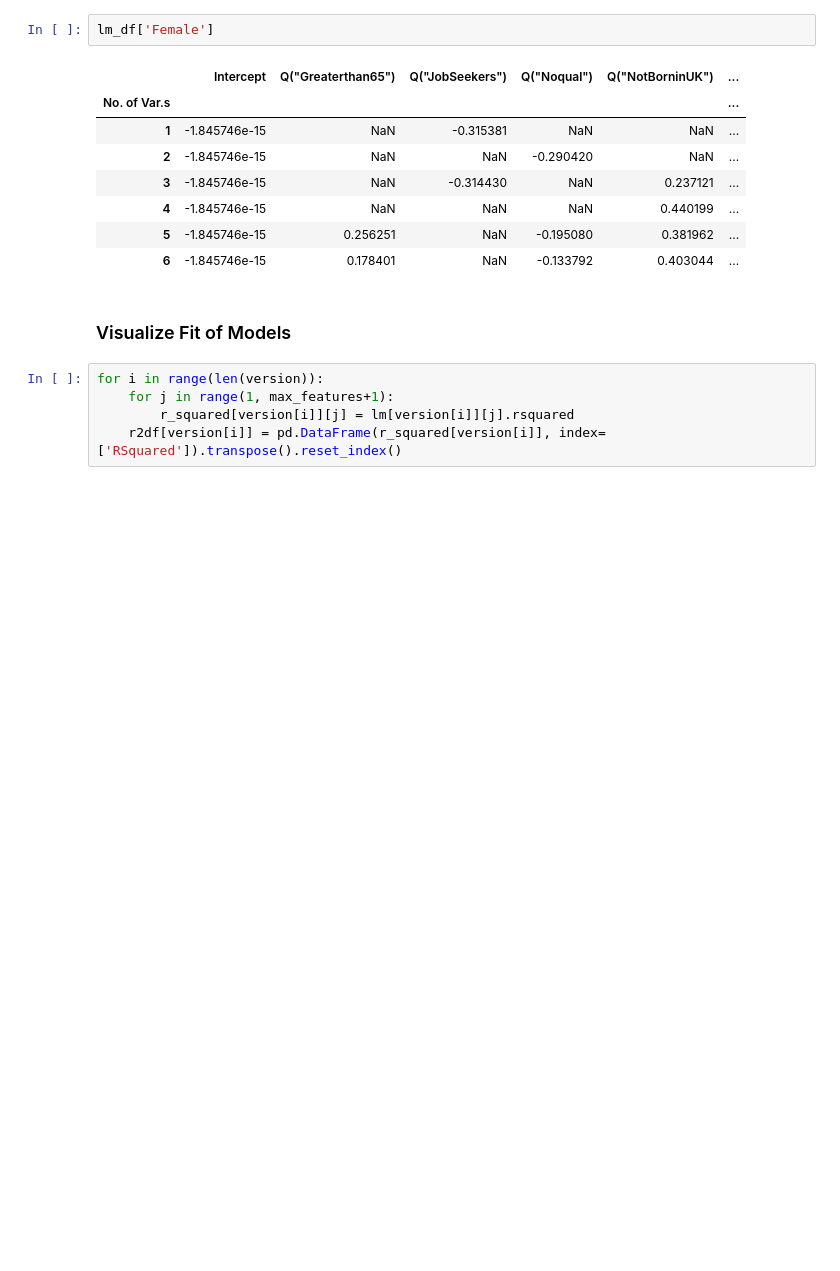
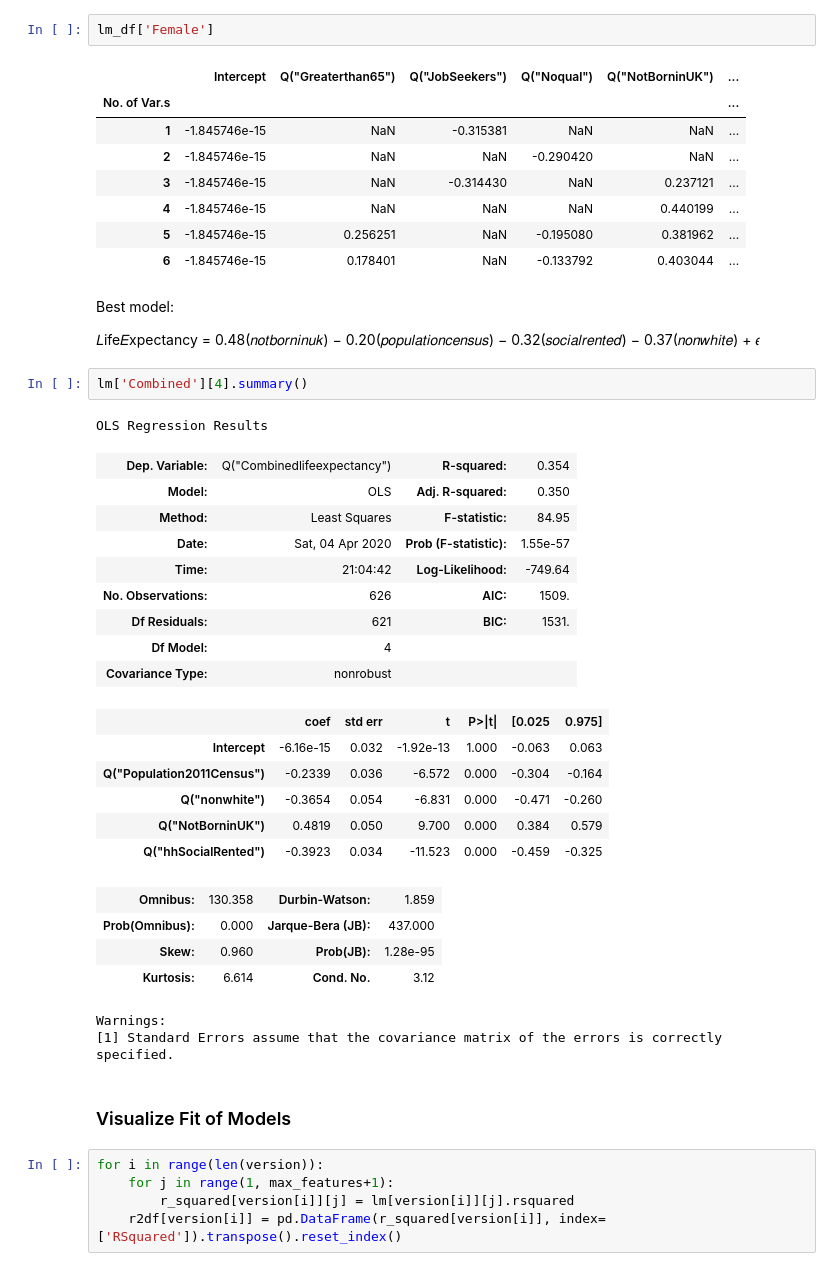
Before and after one commit to peterprescott/ward-lifetimes, a Jupyter notebook: ward_lifetimes.ipynb, the cells around one changed output. Cells and saved outputs as stored; diff of their text form; blank space fills up the shorter version.

```diff
--- a/ward_lifetimes.ipynb
+++ b/ward_lifetimes.ipynb
@@ -783,6 +777,35 @@ lm_df['Female']
 | 4 | -1.845746e-15 | NaN | NaN | NaN | 0.440199 | ... |
 | 5 | -1.845746e-15 | 0.256251 | NaN | -0.195080 | 0.381962 | ... |
 | 6 | -1.845746e-15 | 0.178401 | NaN | -0.133792 | 0.403044 | ... |
+# %% [markdown]
+Best model:
+
+𝐿ife𝐸xpectancy = 0.48(𝑛𝑜𝑡𝑏𝑜𝑟𝑛𝑖𝑛𝑢𝑘) − 0.20(𝑝𝑜𝑝𝑢𝑙𝑎𝑡𝑖𝑜𝑛𝑐𝑒𝑛𝑠𝑢𝑠) − 0.32(𝑠𝑜𝑐𝑖𝑎𝑙𝑟𝑒𝑛𝑡𝑒𝑑) − 0.37(𝑛𝑜𝑛𝑤ℎ𝑖𝑡𝑒) + 𝜖
+# %%
+lm['Combined'][4].summary()
+# %% [output]
+OLS Regression Results
+| Dep. Variable: | Q("Combinedlifeexpectancy") | R-squared: | 0.354 |
+| Model: | OLS | Adj. R-squared: | 0.350 |
+| Method: | Least Squares | F-statistic: | 84.95 |
+| Date: | Sat, 04 Apr 2020 | Prob (F-statistic): | 1.55e-57 |
+| Time: | 21:04:42 | Log-Likelihood: | -749.64 |
+| No. Observations: | 626 | AIC: | 1509. |
+| Df Residuals: | 621 | BIC: | 1531. |
+| Df Model: | 4 |  |  |
+| Covariance Type: | nonrobust |  |  |
+|  | coef | std err | t | P>|t| | [0.025 | 0.975] |
+| Intercept | -6.16e-15 | 0.032 | -1.92e-13 | 1.000 | -0.063 | 0.063 |
+| Q("Population2011Census") | -0.2339 | 0.036 | -6.572 | 0.000 | -0.304 | -0.164 |
+| Q("nonwhite") | -0.3654 | 0.054 | -6.831 | 0.000 | -0.471 | -0.260 |
+| Q("NotBorninUK") | 0.4819 | 0.050 | 9.700 | 0.000 | 0.384 | 0.579 |
+| Q("hhSocialRented") | -0.3923 | 0.034 | -11.523 | 0.000 | -0.459 | -0.325 |
+| Omnibus: | 130.358 | Durbin-Watson: | 1.859 |
+| Prob(Omnibus): | 0.000 | Jarque-Bera (JB): | 437.000 |
+| Skew: | 0.960 | Prob(JB): | 1.28e-95 |
+| Kurtosis: | 6.614 | Cond. No. | 3.12 |
+Warnings:
+[1] Standard Errors assume that the covariance matrix of the errors is correctly specified.
 # %% [markdown]
 ### Visualize Fit of Models
 # %%
```
Also changed, not shown: parts of 10 cells of this notebook, 1 other file.
